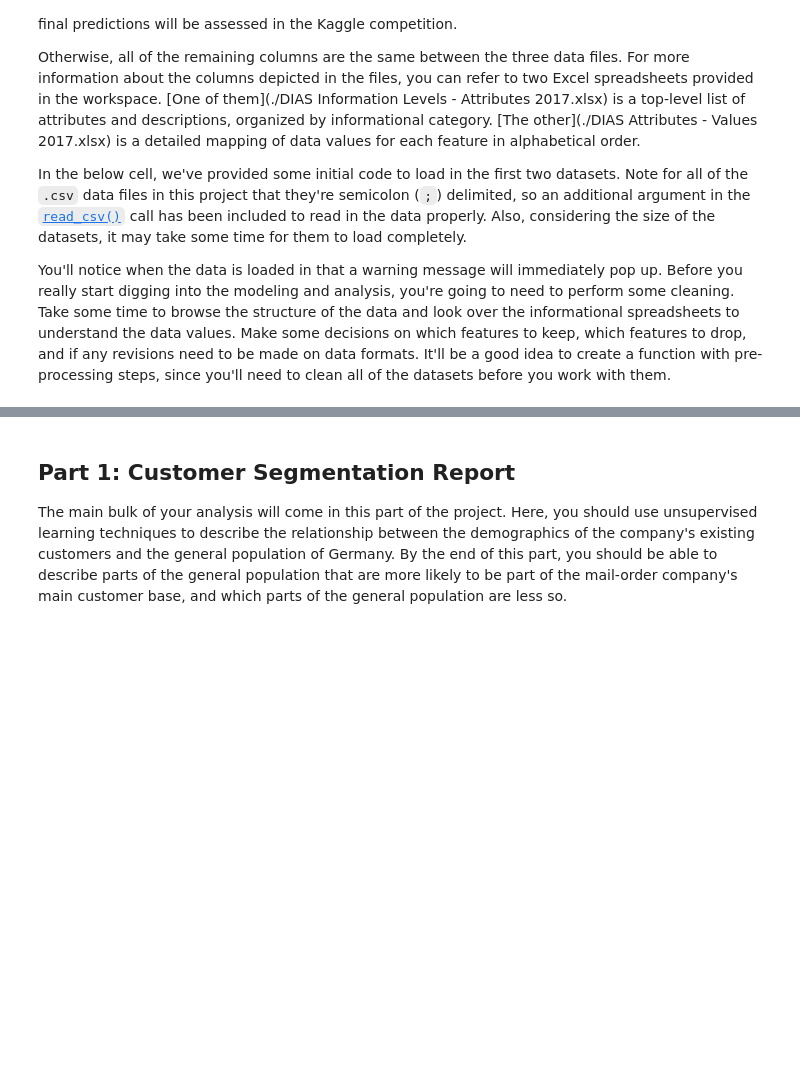
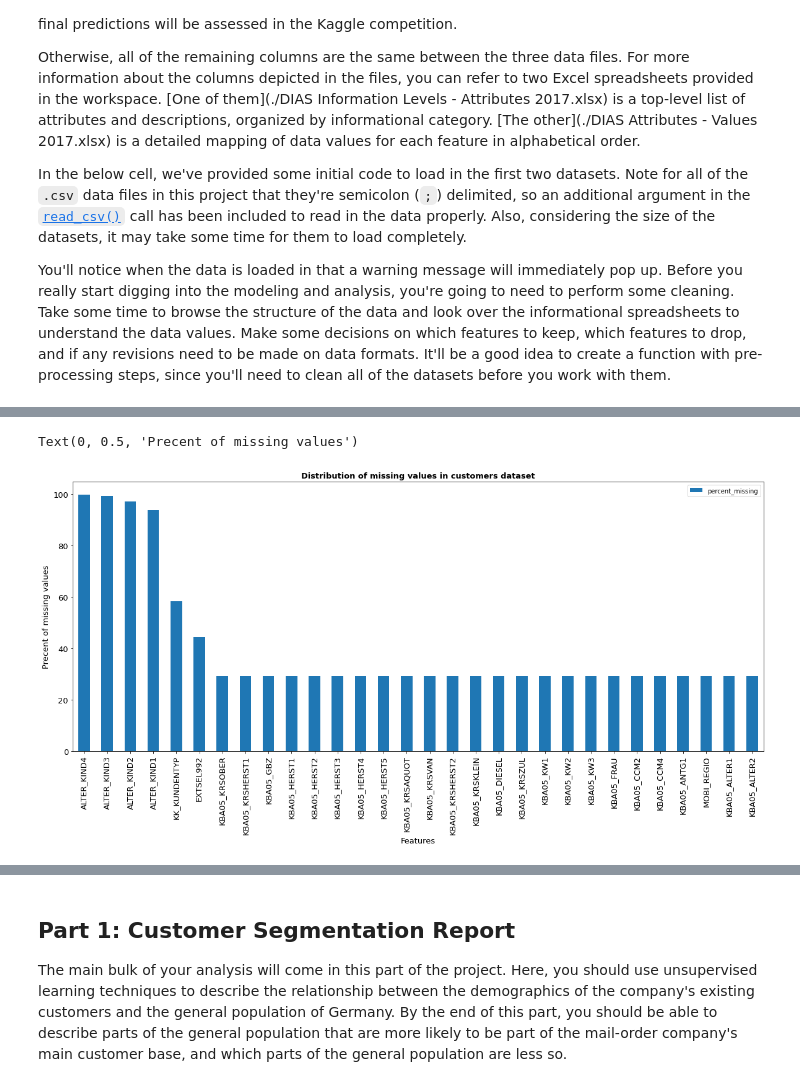
Before and after one commit to akozera/customer-segmentation, a Jupyter notebook: Arvato Project Workbook.ipynb, the cells around one changed output, grey strips where cells are left out. Saved outputs shown, nothing was run; the diff lists cells and outputs as text; code cells hidden in the pictures; blank space fills up the shorter version.

```diff
--- a/Arvato Project Workbook.ipynb
+++ b/Arvato Project Workbook.ipynb
@@ -41,0 +106,10 @@ customers = pd.read_csv('../../data/Term2/capstone/arvato_data/Udacity_CUSTOMERS
+# %%
+cust_miss = find_missing_vals(customers)
+# %%
+cust_miss.head(30).plot(kind='bar', figsize=(20,8), fontsize=13)
+plt.title("Distribution of missing values in customers dataset", fontsize=13, fontweight="bold")
+plt.xlabel("Features", fontsize=13)
+plt.ylabel("Precent of missing values", fontsize=13)
+# %% [output]
+Text(0, 0.5, 'Precent of missing values')
+[figure, added]
```
Also changed, not shown: parts of 123 cells of this notebook, 1 other file.
